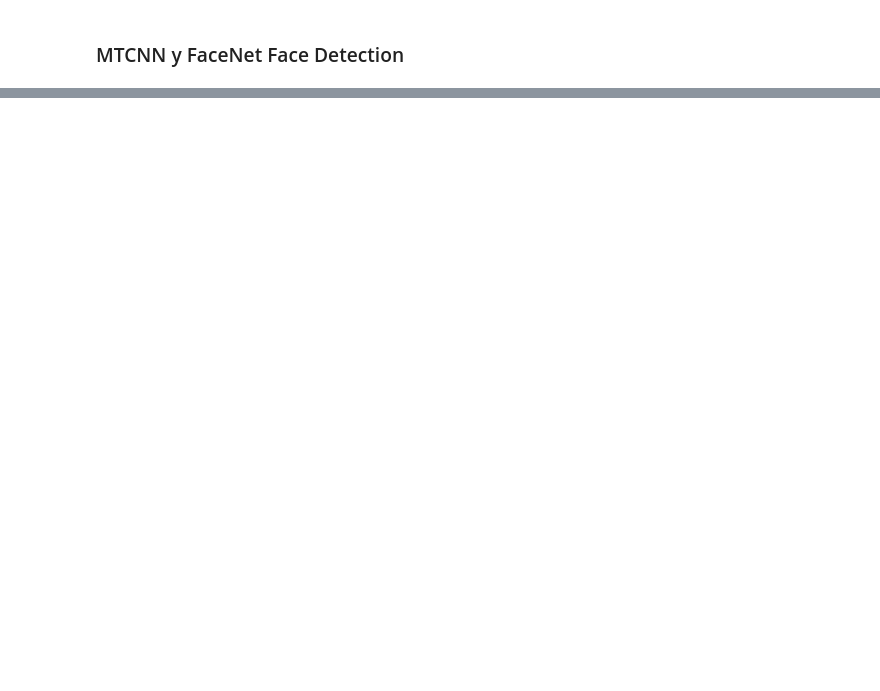
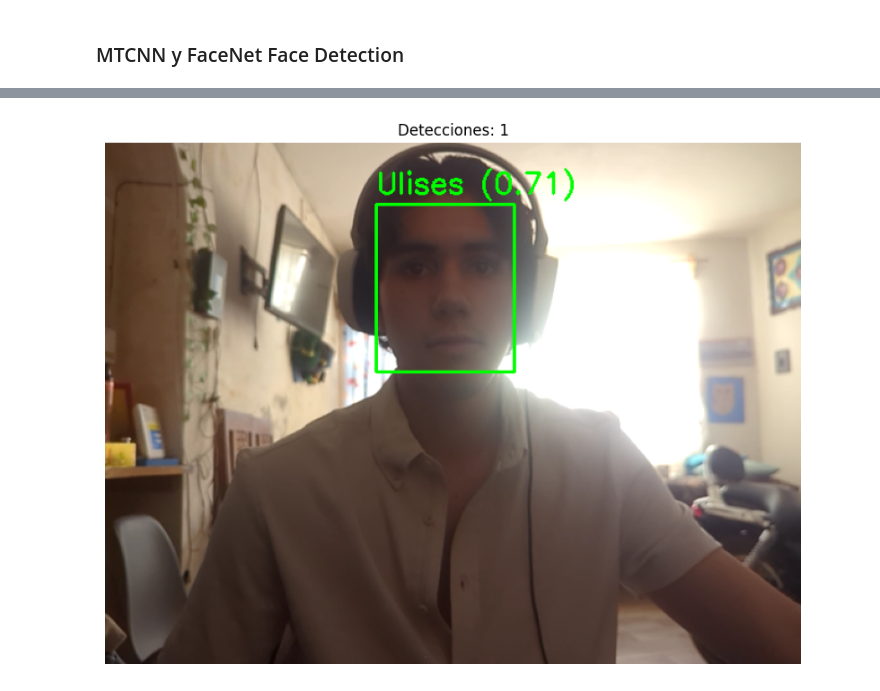
Before and after one commit to Nohred/face_detection, a Jupyter notebook: pruebas.ipynb, the cells around one changed output, grey strips where cells are left out. Cells and saved outputs as stored; diff of their text form; code cells hidden in the pictures; blank space fills up the shorter version.

```diff
--- a/pruebas.ipynb
+++ b/pruebas.ipynb
@@ -235,0 +3,20 @@ Note that Qt no longer ships fonts. Deploy some (from https://dejavu-fonts.githu
+# %%
+# Mostrar solo los frames de la webcam en una ventana de OpenCV
+
+if not capture.isOpened():
+    capture = cv2.VideoCapture(0)
+
+while True:
+    ret, frame = capture.read()
+    if not ret:
+        print("No se pudo leer un frame de la webcam.")
+        break
+
+    cv2.imshow("Webcam", frame)
+
+    key = cv2.waitKey(1) & 0xFF
+    if key == ord('q') or key == 27:  # q o ESC para salir
+        break
+
+capture.release()
+cv2.destroyAllWindows()
@@ -235,0 +212,12 @@ Note that Qt no longer ships fonts. Deploy some (from https://dejavu-fonts.githu
+# %%
+# Plot the final image with detections and predictions
+import matplotlib.pyplot as plt
+img = cv2.cvtColor(fframe, cv2.COLOR_BGR2RGB)
+
+plt.figure(figsize=(10, 8))
+plt.imshow(img)
+plt.axis('off')
+plt.title(f"Detecciones: {len(cached_predictions)}")
+plt.show()
+# %% [output]
+[figure, added]
```
Also changed, not shown: parts of 11 cells of this notebook, 9 other files.
